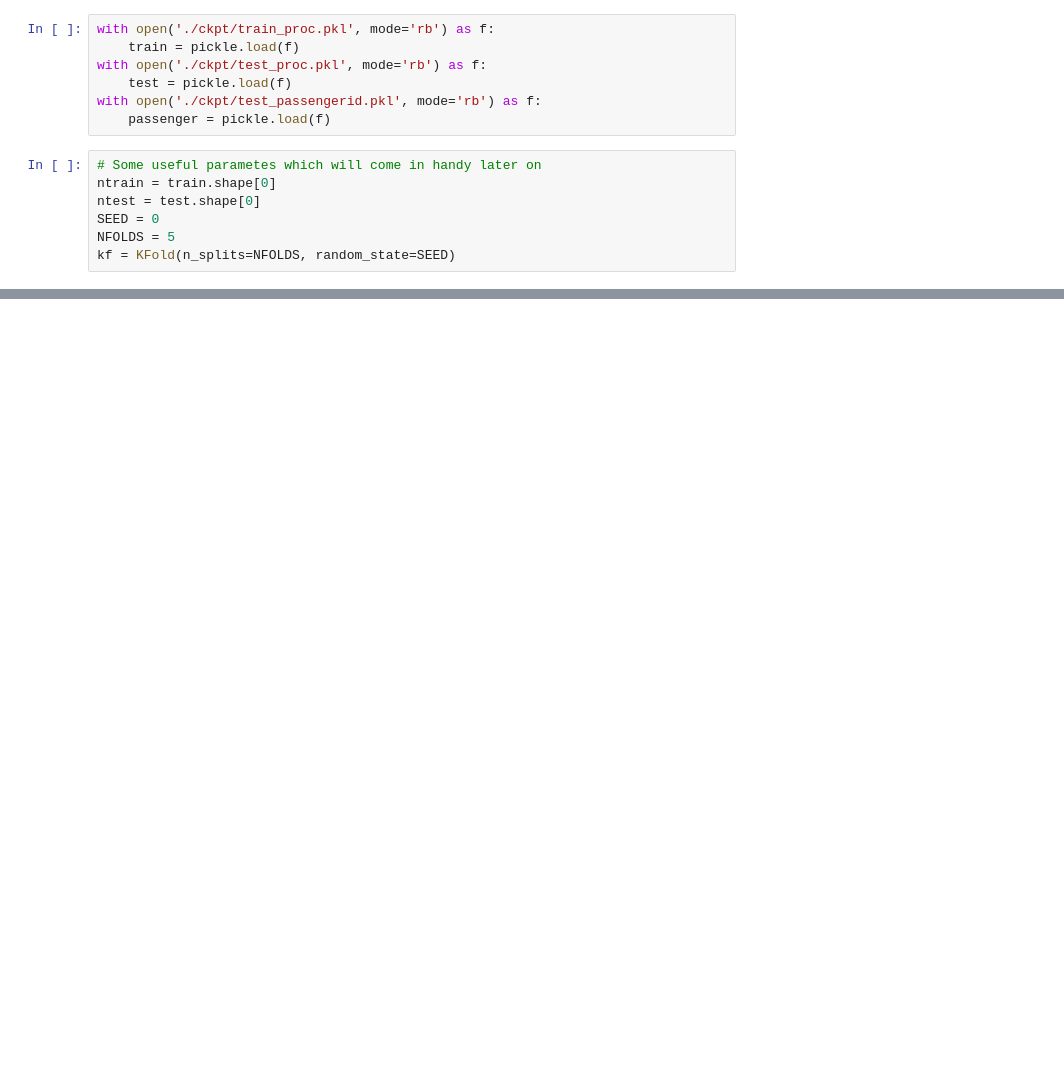
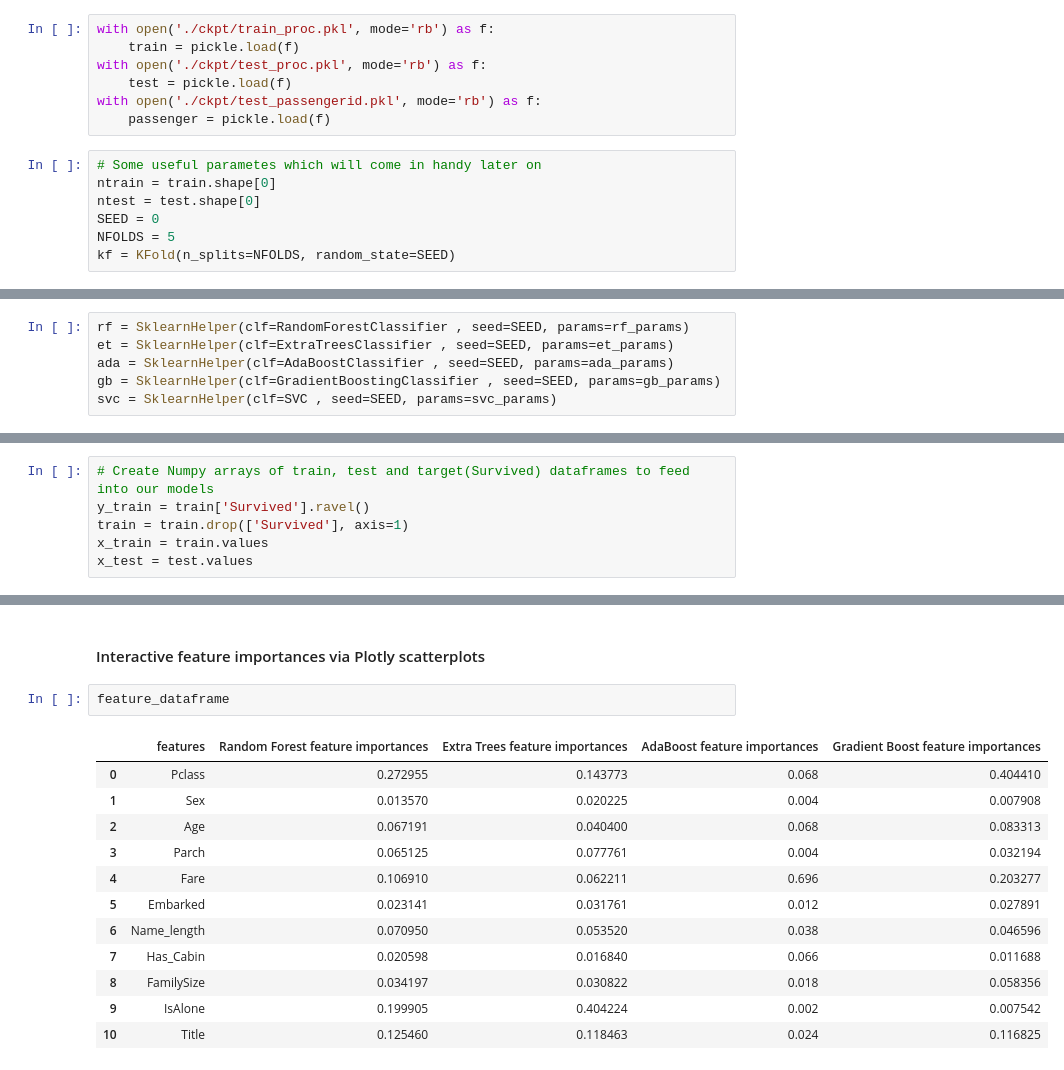
Before and after one commit to tanimutomo/kaggle, a Jupyter notebook: notebooks/ensemble/ensemble_model.ipynb, the cells around one changed output, grey strips where cells are left out. Saved outputs shown, nothing was run; the diff lists cells and outputs as text; blank space fills up the shorter version.

```diff
--- a/notebooks/ensemble/ensemble_model.ipynb
+++ b/notebooks/ensemble/ensemble_model.ipynb
@@ -59,0 +131,6 @@ class SklearnHelper(object):
+# %%
+rf = SklearnHelper(clf=RandomForestClassifier , seed=SEED, params=rf_params)
+et = SklearnHelper(clf=ExtraTreesClassifier , seed=SEED, params=et_params)
+ada = SklearnHelper(clf=AdaBoostClassifier , seed=SEED, params=ada_params)
+gb = SklearnHelper(clf=GradientBoostingClassifier , seed=SEED, params=gb_params)
+svc = SklearnHelper(clf=SVC , seed=SEED, params=svc_params)
@@ -59,0 +139,6 @@ class SklearnHelper(object):
+# %%
+# Create Numpy arrays of train, test and target(Survived) dataframes to feed into our models
+y_train = train['Survived'].ravel()
+train = train.drop(['Survived'], axis=1)
+x_train = train.values
+x_test = test.values
@@ -59,0 +177,17 @@ class SklearnHelper(object):
+# %% [markdown]
+#### Interactive feature importances via Plotly scatterplots
+# %%
+feature_dataframe
+# %% [output]
+|  | features | Random Forest feature importances | Extra Trees feature importances | AdaBoost feature importances | Gradient Boost feature importances |
+| 0 | Pclass | 0.272955 | 0.143773 | 0.068 | 0.404410 |
+| 1 | Sex | 0.013570 | 0.020225 | 0.004 | 0.007908 |
+| 2 | Age | 0.067191 | 0.040400 | 0.068 | 0.083313 |
+| 3 | Parch | 0.065125 | 0.077761 | 0.004 | 0.032194 |
+| 4 | Fare | 0.106910 | 0.062211 | 0.696 | 0.203277 |
+| 5 | Embarked | 0.023141 | 0.031761 | 0.012 | 0.027891 |
+| 6 | Name_length | 0.070950 | 0.053520 | 0.038 | 0.046596 |
+| 7 | Has_Cabin | 0.020598 | 0.016840 | 0.066 | 0.011688 |
+| 8 | FamilySize | 0.034197 | 0.030822 | 0.018 | 0.058356 |
+| 9 | IsAlone | 0.199905 | 0.404224 | 0.002 | 0.007542 |
+| 10 | Title | 0.125460 | 0.118463 | 0.024 | 0.116825 |
```
Also changed, not shown: parts of 17 cells of this notebook.
